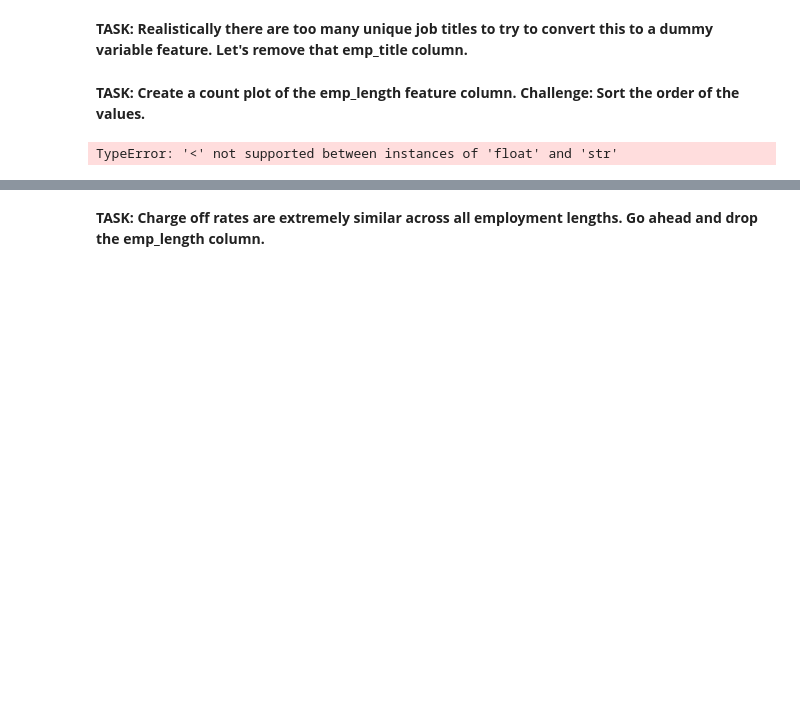
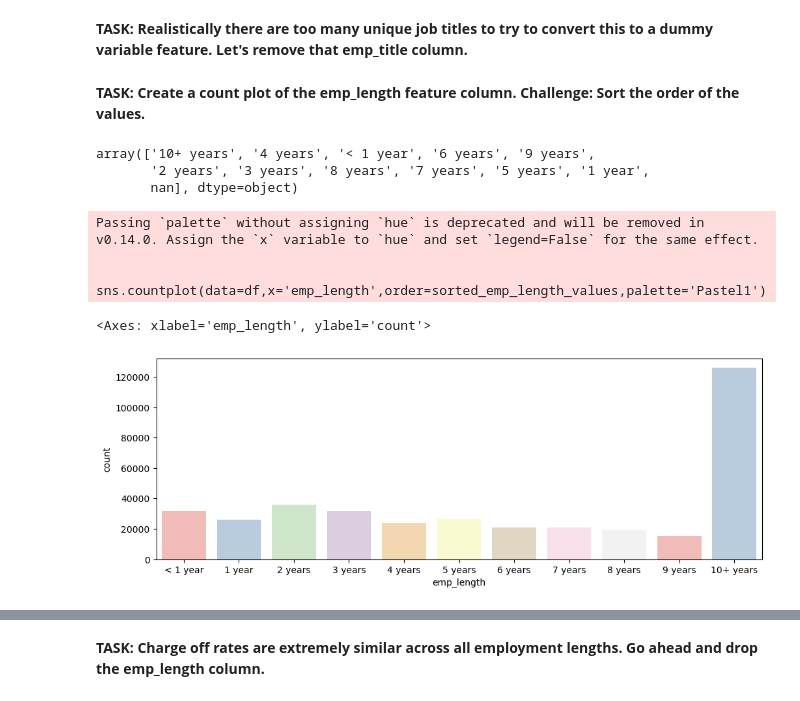
Before and after one commit to tylercoen/python, a Jupyter notebook: Python for Data Science and Machine Learning Bootcamp/Neural Nets and Deep Learning/03-Keras-Project-Exercise.ipynb, the cells around one changed output, grey strips where cells are left out. Saved outputs shown, nothing was run; the diff lists cells and outputs as text; code cells hidden in the pictures; blank space fills up the shorter version.

```diff
--- a/Python for Data Science and Machine Learning Bootcamp/Neural Nets and Deep Learning/03-Keras-Project-Exercise.ipynb
+++ b/Python for Data Science and Machine Learning Bootcamp/Neural Nets and Deep Learning/03-Keras-Project-Exercise.ipynb
@@ -644,7 +562,22 @@ Name: emp_title, Length: 173105, dtype: int64
 df = df.drop('emp_title', axis=1)
 # %% [markdown]
 **TASK: Create a count plot of the emp_length feature column. Challenge: Sort the order of the values.**
-# %%
-df['emp_length'].unique().sort()
-# %% [output]
-TypeError: '<' not supported between instances of 'float' and 'str'
+# %%
+unique_values = df['emp_length'].unique()
+unique_values
+# %% [output]
+array(['10+ years', '4 years', '< 1 year', '6 years', '9 years',
+       '2 years', '3 years', '8 years', '7 years', '5 years', '1 year',
+       nan], dtype=object)
+# %%
+sorted_emp_length_values = ['< 1 year','1 year','2 years','3 years','4 years','5 years','6 years','7 years',
+                           '8 years','9 years','10+ years']
+# %%
+plt.figure(figsize=(12,4))
+sns.countplot(data=df,x='emp_length',order=sorted_emp_length_values,palette='Pastel1')
+# %% [output]
+Passing `palette` without assigning `hue` is deprecated and will be removed in v0.14.0. Assign the `x` variable to `hue` and set `legend=False` for the same effect.
+
+  sns.countplot(data=df,x='emp_length',order=sorted_emp_length_values,palette='Pastel1')
+<Axes: xlabel='emp_length', ylabel='count'>
+[figure, added]
```
Also changed, not shown: parts of 96 cells of this notebook.
